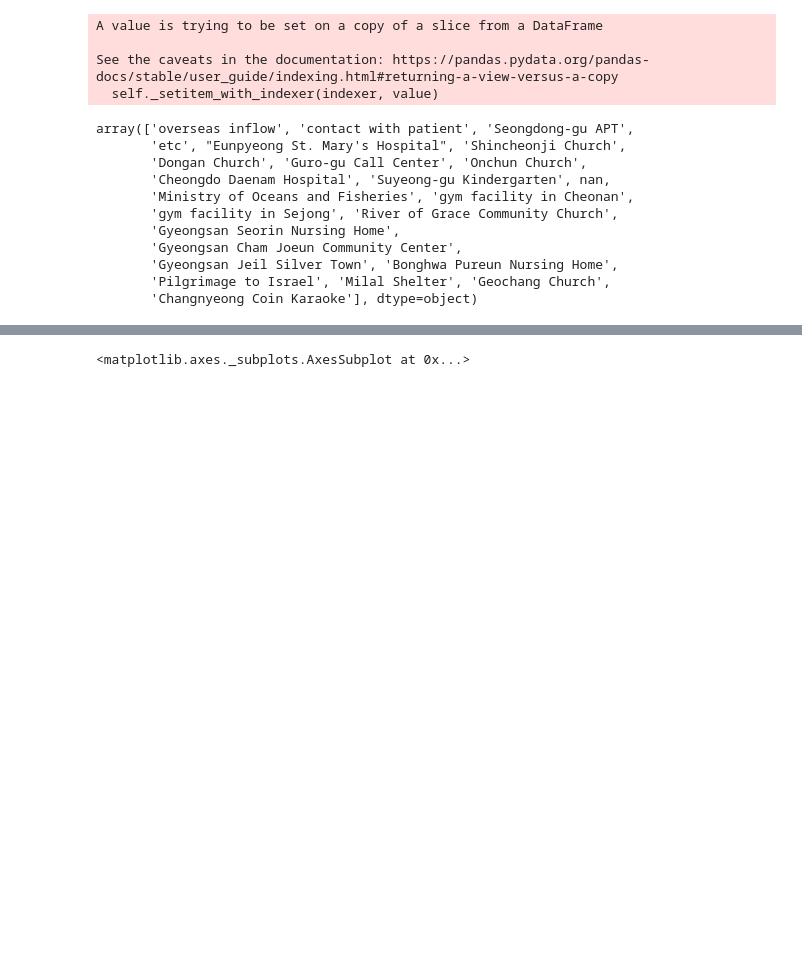
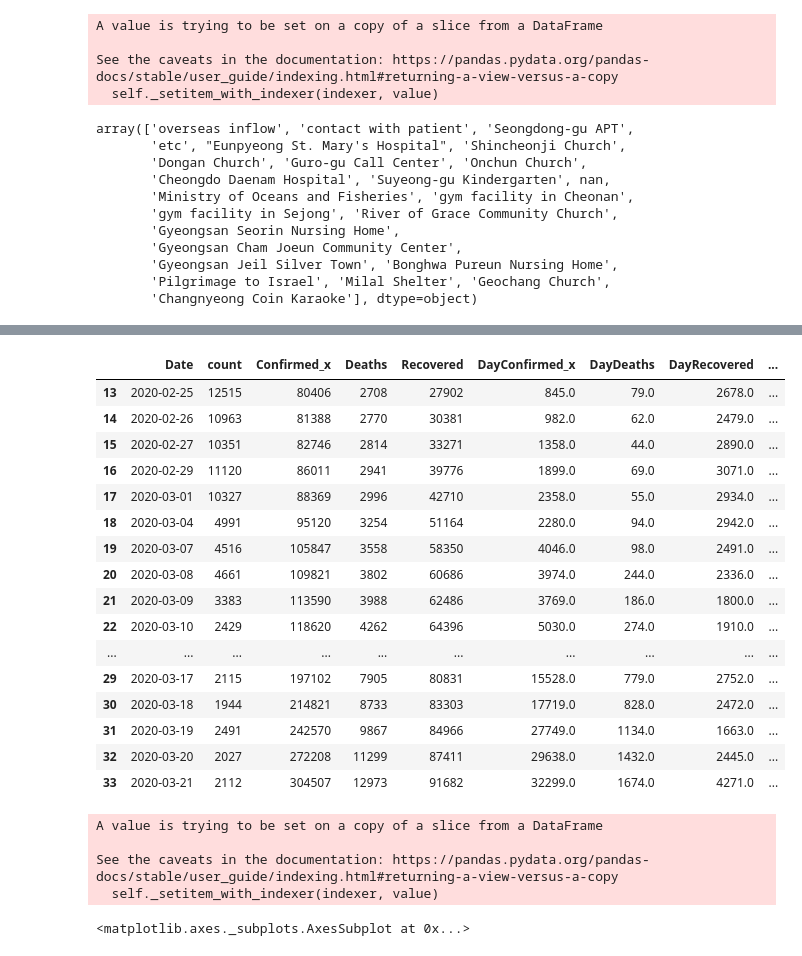
Before and after one commit to Hinterhalter/Post-COVID-19_modeling, a Jupyter notebook: Data_Preprocessing.ipynb, the cells around one changed output, grey strips where cells are left out. Drawn from its saved outputs; the diff is of its cells as text; code cells hidden in the pictures; blank space fills up the shorter version.

Commit message:
Data Preprocessing & Merge

```diff
--- a/Data_Preprocessing.ipynb
+++ b/Data_Preprocessing.ipynb
@@ -141,4 +126,39 @@ new_roam.head()
+# %%
+kor_os['Date'] = pd.to_datetime(kor_os['Date'])
 # %%
-df = pd.merge(new_roam, kag_dated_1, on='Date')
+df = pd.merge(new_roam, glob, on='Date')
 # %%
 df = pd.merge(df, new_kor, on='Date')
+# %%
+df = pd.merge(df, kor_os, on='Date')
+# %%
+df = pd.merge(df, osi, on='Date')
+# %%
+df[13:34]
+# %% [output]
+|  | Date | count | Confirmed_x | Deaths | Recovered | DayConfirmed_x | DayDeaths | DayRecovered | ... |
+| 13 | 2020-02-25 | 12515 | 80406 | 2708 | 27902 | 845.0 | 79.0 | 2678.0 | ... |
+| 14 | 2020-02-26 | 10963 | 81388 | 2770 | 30381 | 982.0 | 62.0 | 2479.0 | ... |
+| 15 | 2020-02-27 | 10351 | 82746 | 2814 | 33271 | 1358.0 | 44.0 | 2890.0 | ... |
+| 16 | 2020-02-29 | 11120 | 86011 | 2941 | 39776 | 1899.0 | 69.0 | 3071.0 | ... |
+| 17 | 2020-03-01 | 10327 | 88369 | 2996 | 42710 | 2358.0 | 55.0 | 2934.0 | ... |
+| 18 | 2020-03-04 | 4991 | 95120 | 3254 | 51164 | 2280.0 | 94.0 | 2942.0 | ... |
+| 19 | 2020-03-07 | 4516 | 105847 | 3558 | 58350 | 4046.0 | 98.0 | 2491.0 | ... |
+| 20 | 2020-03-08 | 4661 | 109821 | 3802 | 60686 | 3974.0 | 244.0 | 2336.0 | ... |
+| 21 | 2020-03-09 | 3383 | 113590 | 3988 | 62486 | 3769.0 | 186.0 | 1800.0 | ... |
+| 22 | 2020-03-10 | 2429 | 118620 | 4262 | 64396 | 5030.0 | 274.0 | 1910.0 | ... |
+| ... | ... | ... | ... | ... | ... | ... | ... | ... | ... |
+| 29 | 2020-03-17 | 2115 | 197102 | 7905 | 80831 | 15528.0 | 779.0 | 2752.0 | ... |
+| 30 | 2020-03-18 | 1944 | 214821 | 8733 | 83303 | 17719.0 | 828.0 | 2472.0 | ... |
+| 31 | 2020-03-19 | 2491 | 242570 | 9867 | 84966 | 27749.0 | 1134.0 | 1663.0 | ... |
+| 32 | 2020-03-20 | 2027 | 272208 | 11299 | 87411 | 29638.0 | 1432.0 | 2445.0 | ... |
+| 33 | 2020-03-21 | 2112 | 304507 | 12973 | 91682 | 32299.0 | 1674.0 | 4271.0 | ... |
+# %%
+# NA 값 대체
+for i in range(18,29):
+    df['oversea_inflow'].iloc[i] = df['oversea_inflow'].iloc[i-1] + df['Confirmed_os'].iloc[i]
+# %% [output]
+A value is trying to be set on a copy of a slice from a DataFrame
+
+See the caveats in the documentation: https://pandas.pydata.org/pandas-docs/stable/user_guide/indexing.html#returning-a-view-versus-a-copy
+  self._setitem_with_indexer(indexer, value)
```
Also changed, not shown: parts of 16 cells of this notebook.
